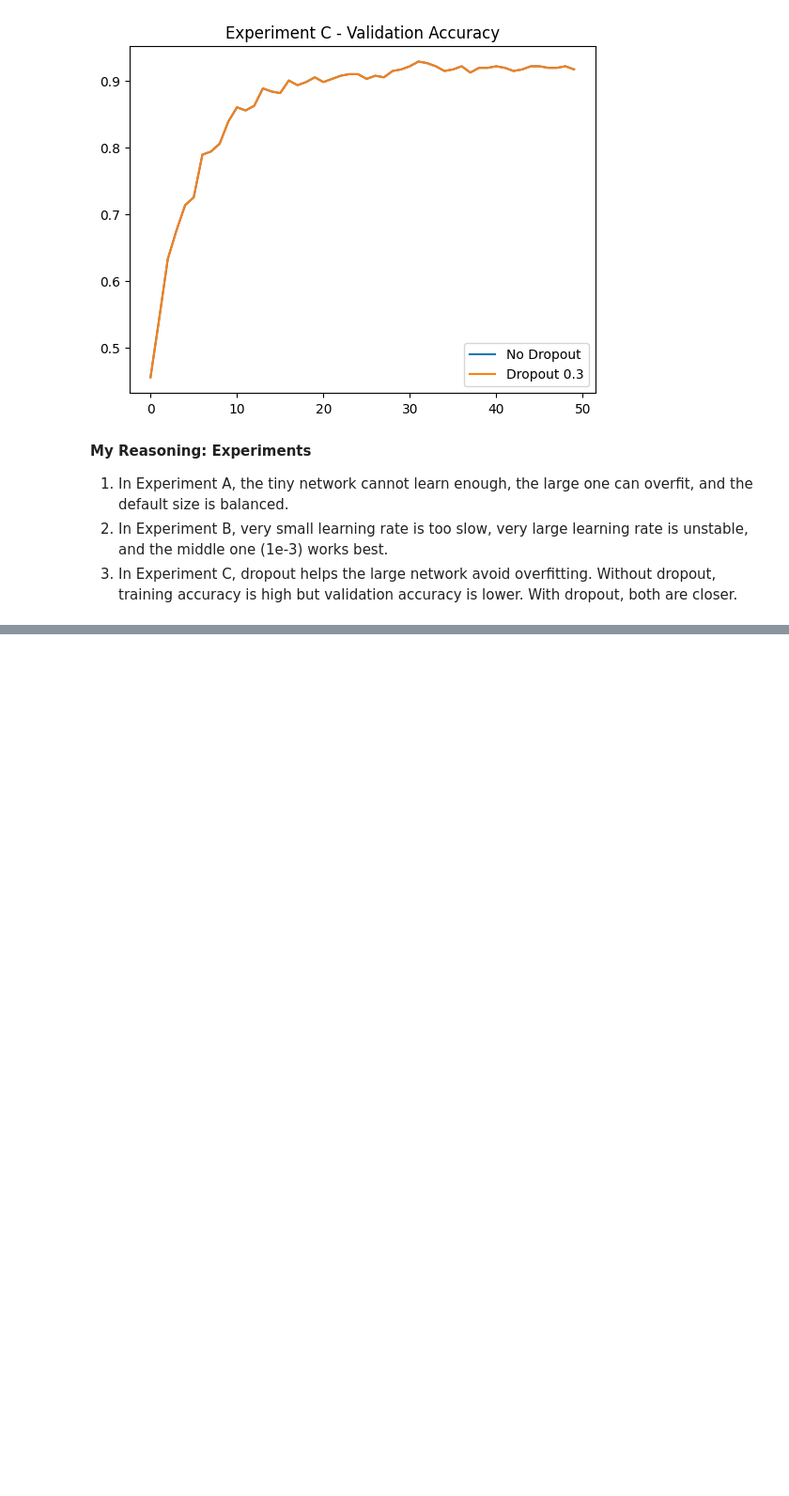
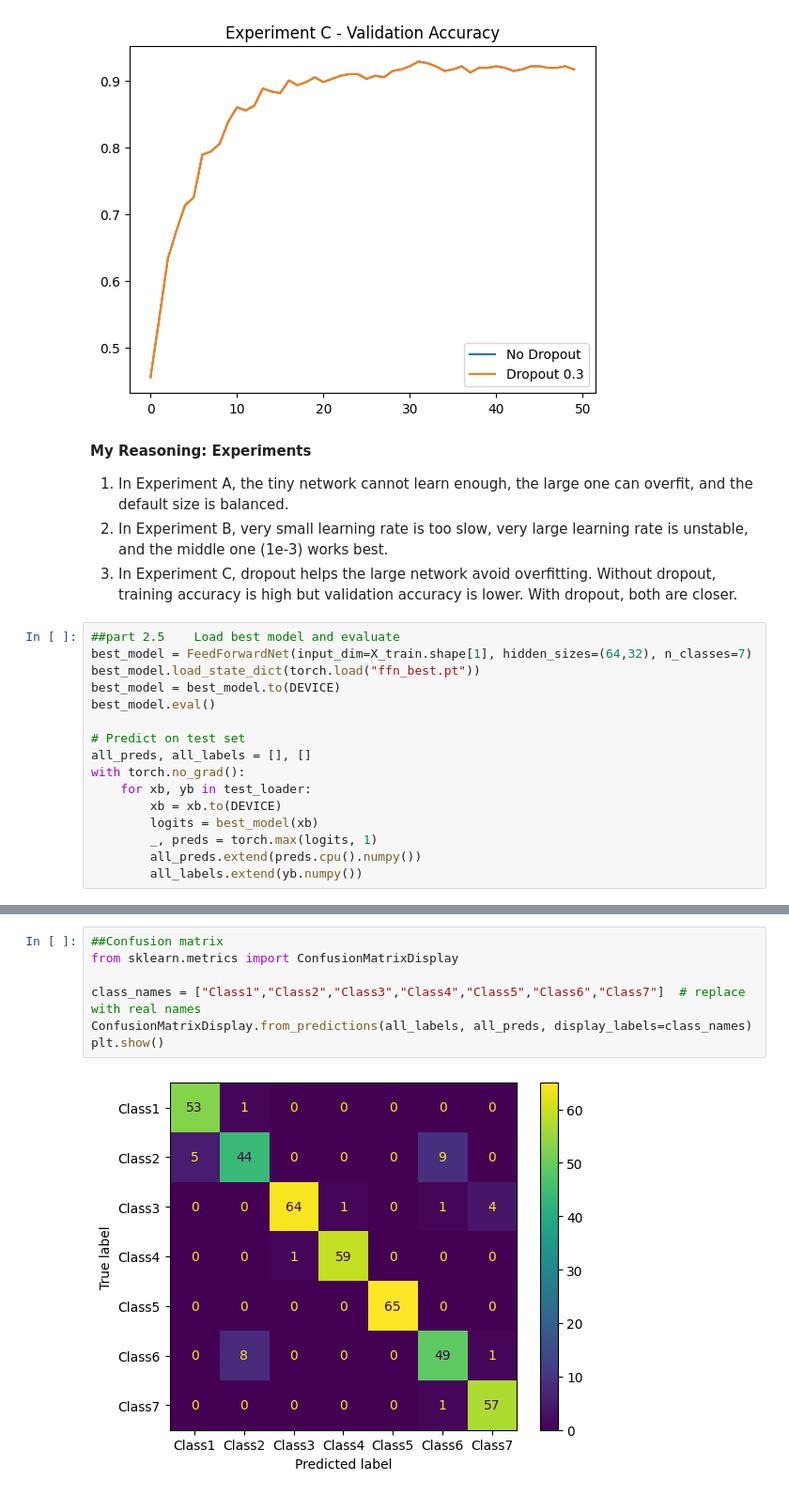
Before and after one commit to aluongleekalierleek/Lab_3, a Jupyter notebook: Lab_3.ipynb, the cells around one changed output, grey strips where cells are left out. Shown at 94% size. Saved outputs shown, nothing was run; the diff lists cells and outputs as text; blank space fills up the shorter version.

Commit message:
Part 2.5 - Final evaluation split into cells with metrics, confusion matrix, and comparison table

```diff
--- a/Lab_3.ipynb
+++ b/Lab_3.ipynb
@@ -494,3 +494,19 @@ plt.show()
 1. In Experiment A, the tiny network cannot learn enough, the large one can overfit, and the default size is balanced.
 2. In Experiment B, very small learning rate is too slow, very large learning rate is unstable, and the middle one (1e‑3) works best.
 3. In Experiment C, dropout helps the large network avoid overfitting. Without dropout, training accuracy is high but validation accuracy is lower. With dropout, both are closer.
+# %%
+##part 2.5    Load best model and evaluate
+best_model = FeedForwardNet(input_dim=X_train.shape[1], hidden_sizes=(64,32), n_classes=7)
+best_model.load_state_dict(torch.load("ffn_best.pt"))
+best_model = best_model.to(DEVICE)
+best_model.eval()
+
+# Predict on test set
+all_preds, all_labels = [], []
+with torch.no_grad():
+    for xb, yb in test_loader:
+        xb = xb.to(DEVICE)
+        logits = best_model(xb)
+        _, preds = torch.max(logits, 1)
+        all_preds.extend(preds.cpu().numpy())
+        all_labels.extend(yb.numpy())
@@ -496,0 +541,9 @@ plt.show()
+# %%
+##Confusion matrix
+from sklearn.metrics import ConfusionMatrixDisplay
+
+class_names = ["Class1","Class2","Class3","Class4","Class5","Class6","Class7"]  # replace with real names
+ConfusionMatrixDisplay.from_predictions(all_labels, all_preds, display_labels=class_names)
+plt.show()
+# %% [output]
+[figure, added]
```
Also changed, not shown: parts of 3 cells of this notebook.
